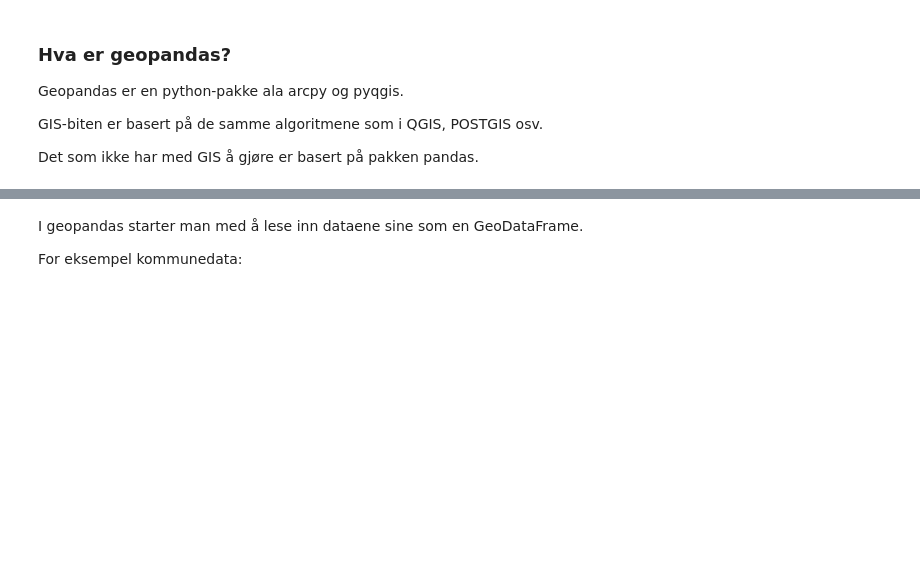
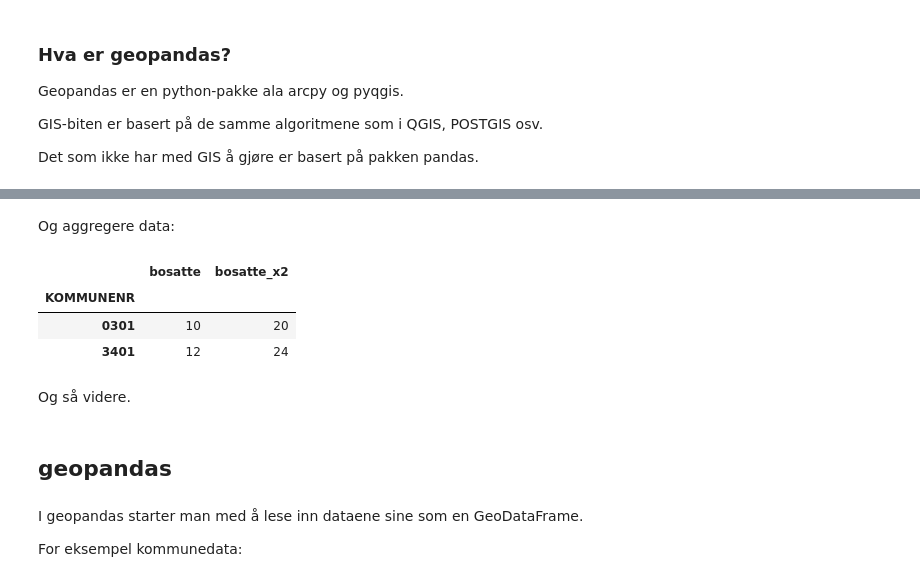
Before and after one commit to statisticsnorway/intro_til_geopandas, a Jupyter notebook: 3_geopandas_for_GIS_folk_kort.ipynb, the cells around one changed output, grey strips where cells are left out. Saved outputs shown, nothing was run; the diff lists cells and outputs as text; code cells hidden in the pictures; blank space fills up the shorter version.

```diff
--- a/3_geopandas_for_GIS_folk_kort.ipynb
+++ b/3_geopandas_for_GIS_folk_kort.ipynb
@@ -15,3 +65,17 @@ Det som ikke har med GIS å gjøre er basert på pakken pandas.
+# %% [markdown]
+Og aggregere data:
+# %%
+summert_kommunevis = adresser.groupby("KOMMUNENR").sum()
+summert_kommunevis
+# %% [output]
+|  | bosatte | bosatte_x2 |
+| KOMMUNENR |  |  |
+| 0301 | 10 | 20 |
+| 3401 | 12 | 24 |
+# %% [markdown]
+Og så videre.
+# %% [markdown]
+## geopandas
 # %%
 import geopandas as gpd
 import numpy as np
```
Also changed, not shown: parts of 15 cells of this notebook.
